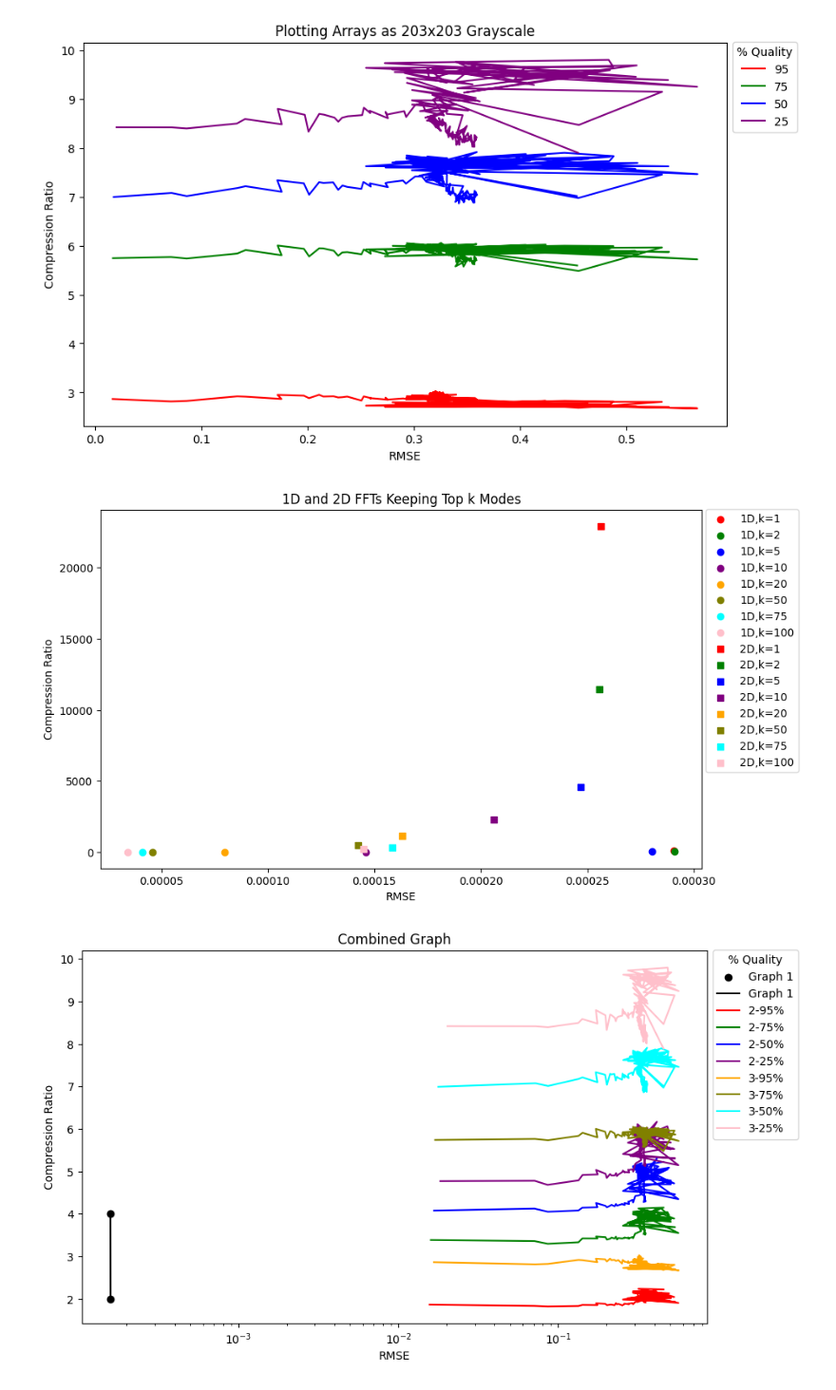
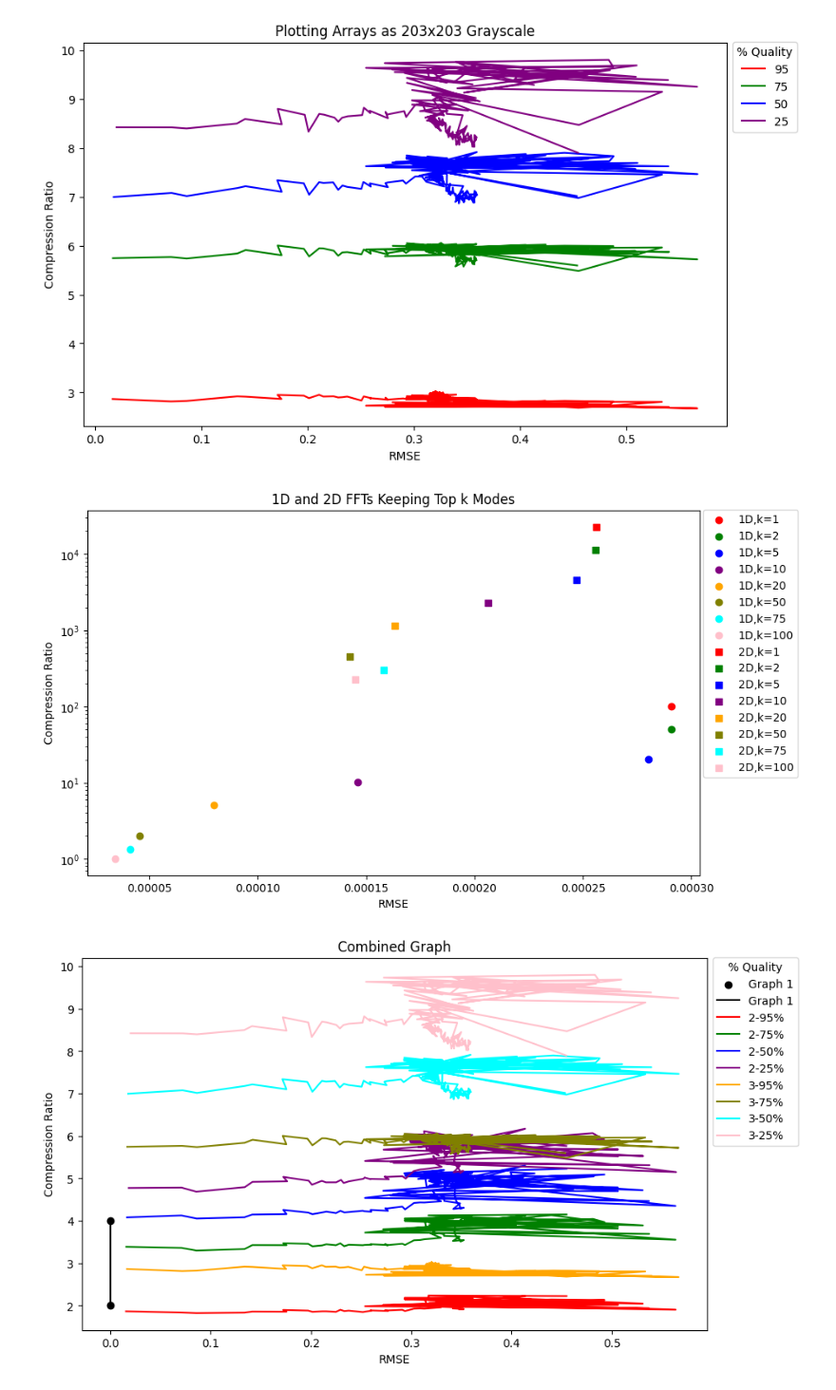
Before and after one commit to sarthaag/data-compression, a Jupyter notebook: analysis2_combined.ipynb, the cells around one changed output. Shown at 95% size. Drawn from its saved outputs; the diff is of its cells as text; code cells hidden in the pictures.

```diff
--- a/analysis2_combined.ipynb
+++ b/analysis2_combined.ipynb
@@ -84,36 +82,36 @@ plt.scatter(df4['RMSE2D_k=100'], df4['CR2D_k=100'], color='pink', label='2D,k=10
 plt.legend(bbox_to_anchor=(1.17, 1.017))
 plt.xlabel("RMSE")
 plt.ylabel("Compression Ratio")
+plt.yscale("log")
 plt.title("1D and 2D FFTs Keeping Top k Modes")
 plt.show()
 # %% [output]
-[figure, old version]
+[figure, new version]
 # %%
 # Combined graphs
 
 plt.figure(figsize=(10, 6))
-plt.xscale("log")
 
 plt.scatter(X, Y, color='black', label='Graph 1')
 plt.plot(X, Y, color='black', label='Graph 1')
 
 plt.plot(df['RMSE2.1.95'], df['CR2.1.95'], color='red', label='2-95%')
 plt.plot(df['RMSE2.1.75'], df['CR2.1.75'], color='green', label='2-75%')
 plt.plot(df['RMSE2.1.50'], df['CR2.1.50'], color='blue', label='2-50%')
 plt.plot(df['RMSE2.1.25'], df['CR2.1.25'], color='purple', label='2-25%')
 
 plt.plot(df['RMSE2.2.95'], df['CR2.2.95'], color='orange', label='3-95%')
 plt.plot(df['RMSE2.2.75'], df['CR2.2.75'], color='olive', label='3-75%')
 plt.plot(df['RMSE2.2.50'], df['CR2.2.50'], color='cyan', label='3-50%')
 plt.plot(df['RMSE2.2.25'], df['CR2.2.25'], color='pink', label='3-25%')
 
 plt.legend(title='% Quality', bbox_to_anchor=(1.0, 1.017))
 plt.xlabel("RMSE")
 plt.ylabel("Compression Ratio")
 plt.title("Combined Graph")
 plt.show()
 # %% [output]
-[figure, old version]
+[figure, new version]
 # %%
 # # Plotting all four graphs together
 
```
Also changed, not shown: parts of 2 cells of this notebook, 3 other files.
